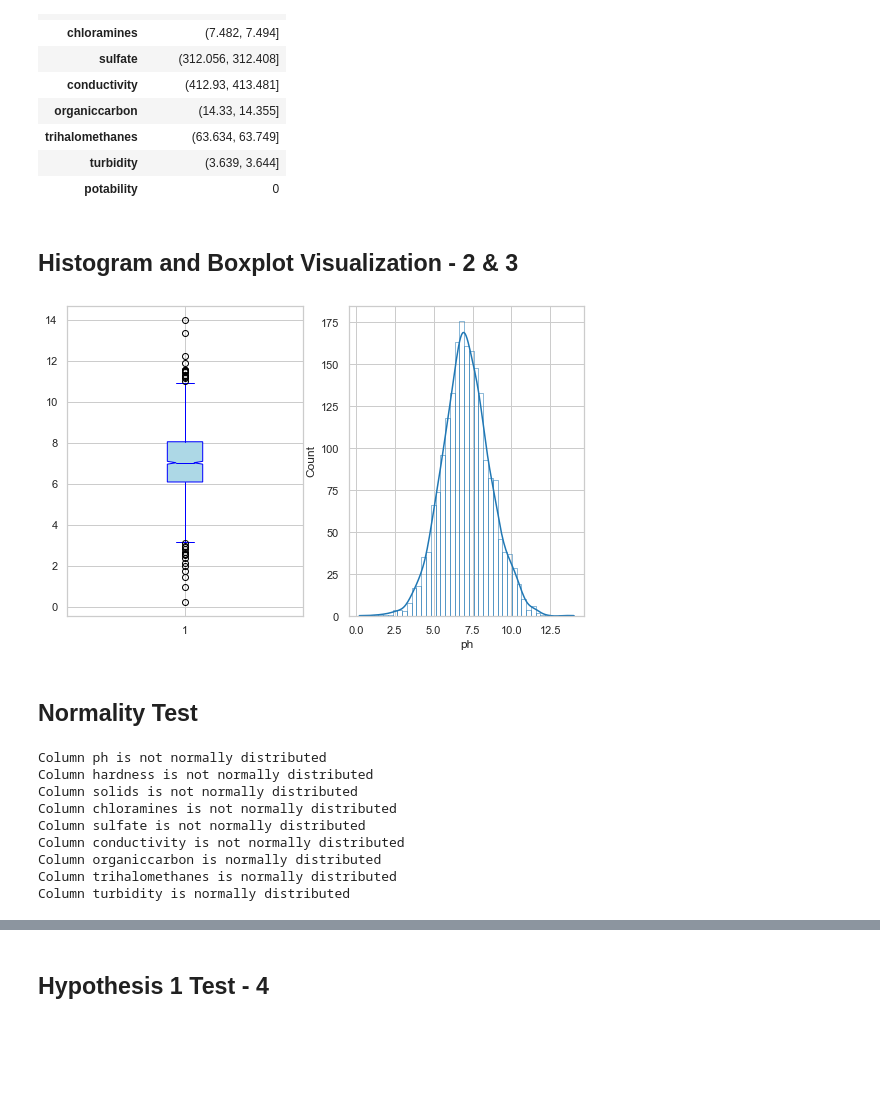
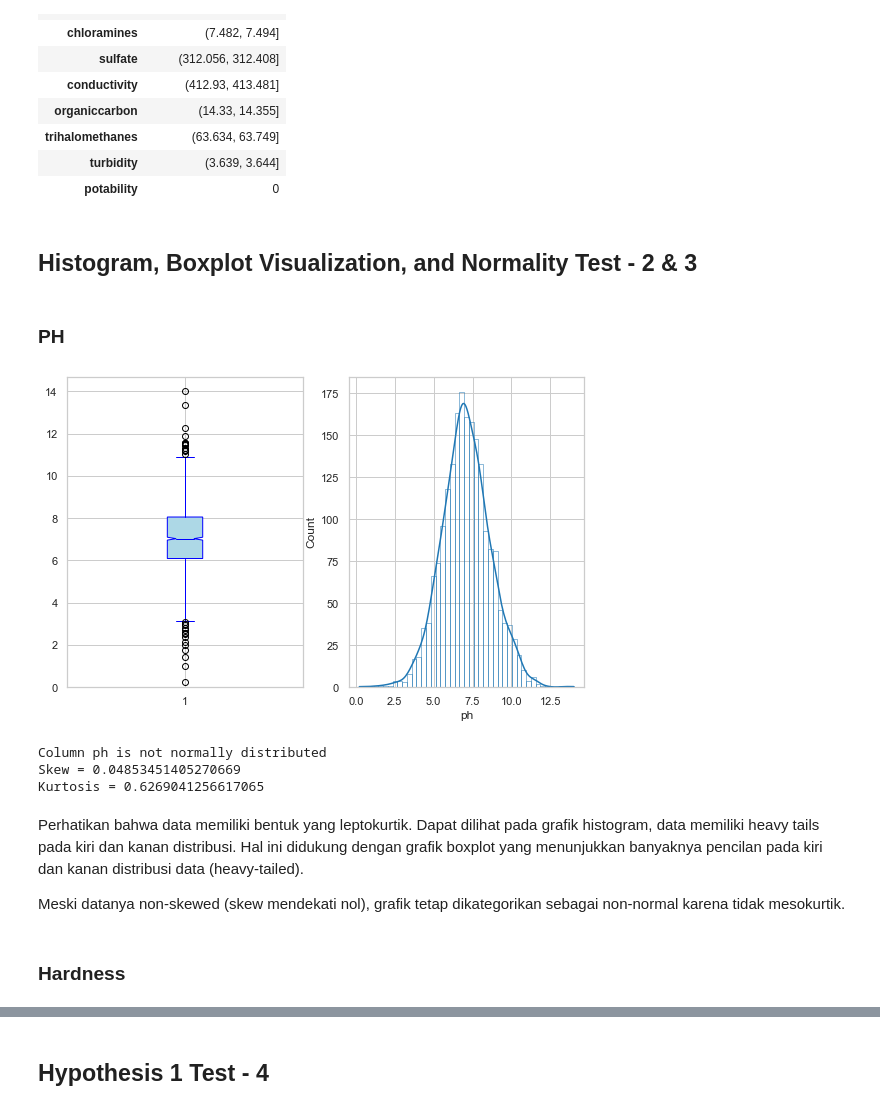
Before and after one commit to christojeffrey/water-potability-stats, a Jupyter notebook: ver2-khelli.ipynb, the cells around one changed output, grey strips where cells are left out. Drawn from its saved outputs; the diff is of its cells as text; code cells hidden in the pictures; blank space fills up the shorter version.

```diff
--- a/ver2-khelli.ipynb
+++ b/ver2-khelli.ipynb
@@ -56,7 +56,7 @@ df_desc["range"] = df_desc["max"] - df_desc["min"]
 df_desc["IQR"] = df_desc["75%"] - df_desc["25%"]
 df_desc["var"] = df_desc.apply(lambda x: df[x.name].var(), axis=1)
 df_desc["skew"] = df_desc.apply(lambda x: df[x.name].skew(), axis=1)
-df_desc["kurtosis"] = df_desc.apply(lambda x: df[x.name].kurt(), axis=1)
+df_desc["kurtosis"] = df_desc.apply(lambda x: df[x.name].kurtosis(), axis=1)
 df_desc["median"] = df_desc.apply(lambda x: df[x.name].median(), axis=1)
 # %%
 df_desc = df_desc[["mean", "median", "std", "var", "range", "min", "max", "25%", "50%", "75%", "IQR", "skew", "kurtosis"]]
@@ -99,7 +99,7 @@ df_mode
 | turbidity | (3.639, 3.644] |
 | potability | 0 |
 # %% [markdown]
-## Histogram and Boxplot Visualization - 2 & 3
+## Histogram, Boxplot Visualization, and Normality Test - 2 & 3
 # %%
 def draw_boxplot(data, color, edge_color, ax, is_vertical=True):
     bplot = ax.boxplot(notch=True,
@@ -113,6 +113,7 @@ def draw_boxplot(data, color, edge_color, ax, is_vertical=True):
     for patch in bplot['boxes']:
         patch.set_facecolor(color)
 
+    ax.set_ylim(0)
     return bplot
 
 def draw_boxhist(col):
@@ -121,28 +122,34 @@ def draw_boxhist(col):
     draw_boxplot(df[col], "lightblue", "blue", ax[0])
     sns.histplot(data=df[col], ax=ax[1], kde=True, fill=False)
     plt.show()
+# %%
+def shap_test(col):
+    pval = st.shapiro(df[col]).pvalue
+    if pval >= 0.05:
+        print("Column", col, "is normally distributed")
+    else:
+        print("Column", col, "is not normally distributed")
+
+def print_skew_kurt(col):
+    print("Skew =", df_desc.loc[col]["skew"])
+    print("Kurtosis =", df_desc.loc[col]["kurtosis"])
+
+def normal_info(col):
+    draw_boxhist(col)
+    shap_test(col)
+    print_skew_kurt(col)
+# %% [markdown]
+### PH
 # %%
-draw_boxhist("ph")
+normal_info("ph")
 # %% [output]
-[figure, old version]
+[figure, new version]
+Column ph is not normally distributed
+Skew = 0.04853451405270669
+Kurtosis = 0.6269041256617065
-# %% [markdown]
-## Normality Test
-# %%
-from scipy import stats
-
-for col in df.columns[1:-1]:
-    pval = stats.shapiro(df[col]).pvalue
-    if pval >= 0.05:
-        print("Column", col, "is normally distributed")
-    else:
-        print("Column", col, "is not normally distributed")
-# %% [output]
-Column ph is not normally distributed
-Column hardness is not normally distributed
-Column solids is not normally distributed
-Column chloramines is not normally distributed
-Column sulfate is not normally distributed
-Column conductivity is not normally distributed
-Column organiccarbon is normally distributed
-Column trihalomethanes is normally distributed
-Column turbidity is normally distributed
+# %% [markdown]
+Perhatikan bahwa data memiliki bentuk yang leptokurtik. Dapat dilihat pada grafik histogram, data memiliki heavy tails pada kiri dan kanan distribusi. Hal ini didukung dengan grafik boxplot yang menunjukkan banyaknya pencilan pada kiri dan kanan distribusi data (heavy-tailed).
+
+Meski datanya non-skewed (skew mendekati nol), grafik tetap dikategorikan sebagai non-normal karena tidak mesokurtik.
+# %% [markdown]
+### Hardness
```
Also changed, not shown: parts of 63 cells of this notebook.
